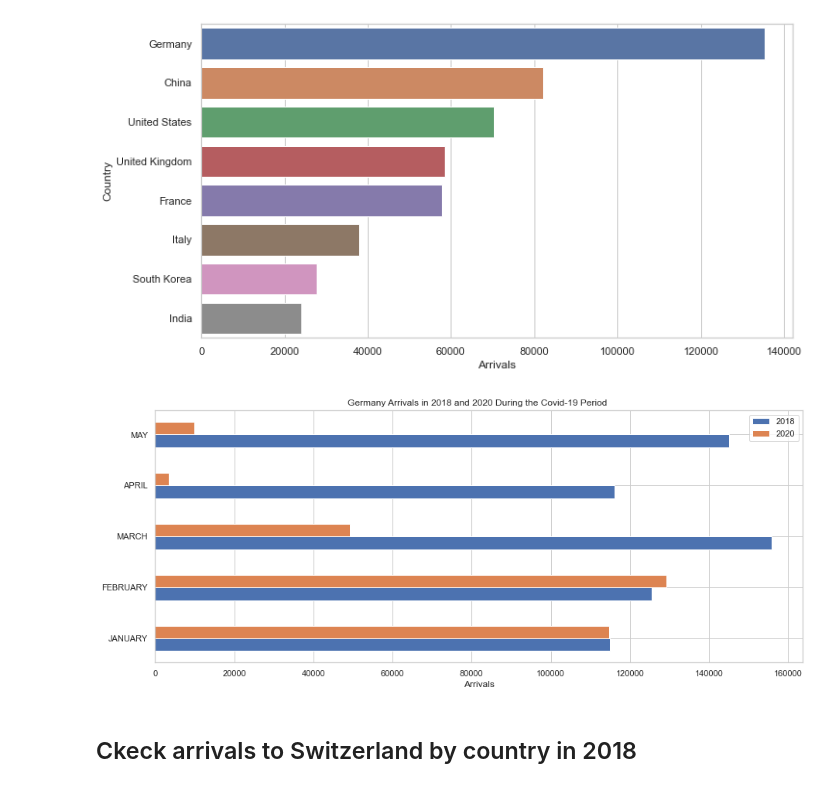
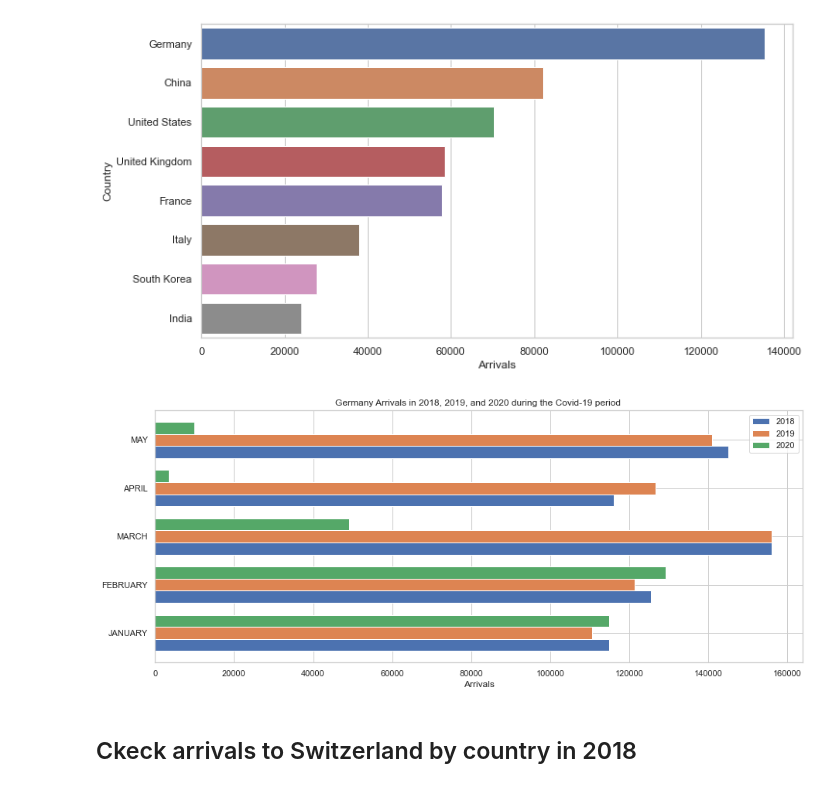
Before and after one commit to naayem/SwissHotelArrivalsPredictor, a Jupyter notebook: Project.ipynb, the cells around one changed output. Drawn from its saved outputs; the diff is of its cells as text; code cells hidden in the pictures.

Commit message:
plot_updated

```diff
--- a/Project.ipynb
+++ b/Project.ipynb
@@ -46,6 +46,7 @@ for i in range(2010, 2021):
 corona_yearly_periods = data.loc[corona_periods]
 # %%
 corona_period_germany_2018 = corona_yearly_periods['Germany'].loc[pd.date_range(f'2018-01-01', periods= 5, freq = 'MS')]
+corona_period_germany_2019 = corona_yearly_periods['Germany'].loc[pd.date_range(f'2019-01-01', periods= 5, freq = 'MS')]
 corona_period_germany_2020 = corona_yearly_periods['Germany'].loc[pd.date_range(f'2020-01-01', periods= 5, freq = 'MS')]
 # %%
 data.head(3)
@@ -134,26 +126,27 @@ sns.barplot(x='Arrivals' , y='Country', data = total_arrivals_per_country_2018[:
 # %%
 fig, ax = plt.subplots(figsize = (15, 6))
 
 ind = np.arange(5)    # the x locations for the groups
 width = 0.25       # the width of the bars
 
 
-p1 = ax.barh(ind, corona_period_germany_2018[:5], width)#, yerr=err(median_sugar_switzerland))
-p2 = ax.barh(ind + width,corona_period_germany_2020[:5], width)
+p1 = ax.barh(ind - width, corona_period_germany_2018[:5], width)
+p2 = ax.barh(ind ,corona_period_germany_2019[:5], width)
+p3 = ax.barh(ind + width,corona_period_germany_2020[:5], width)
 
-ax.set_title('Germany Arrivals in 2018 and 2020 During the Covid-19 Period ')
-ax.set_yticks(ind + width / 2)
+ax.set_title('Germany Arrivals in 2018, 2019, and 2020 during the Covid-19 period ')
+ax.set_yticks(ind)
 ax.set_yticklabels(np.array(['JANUARY', 'FEBRUARY', 'MARCH', 'APRIL', 'MAY']))
 
 
-ax.legend((p1[0], p2[0]), ('2018', '2020'))
+ax.legend((p1[0], p2[0], p3[0]), ('2018', '2019', '2020'))
 ax.autoscale_view()
 
 plt.xlabel('Arrivals')
 plt.savefig('images/Germany_Arrivals_Covid_Period.png', transparent=True, bbox_inches='tight', dpi = 300)
 plt.show()
 # %% [output]
-[figure, old version]
+[figure, new version]
 # %%
 # this file contains topologies for all countries in the world_map
 world_map = './data/world-countries.json'
```
Also changed, not shown: parts of 3 cells of this notebook, 1 other file.
